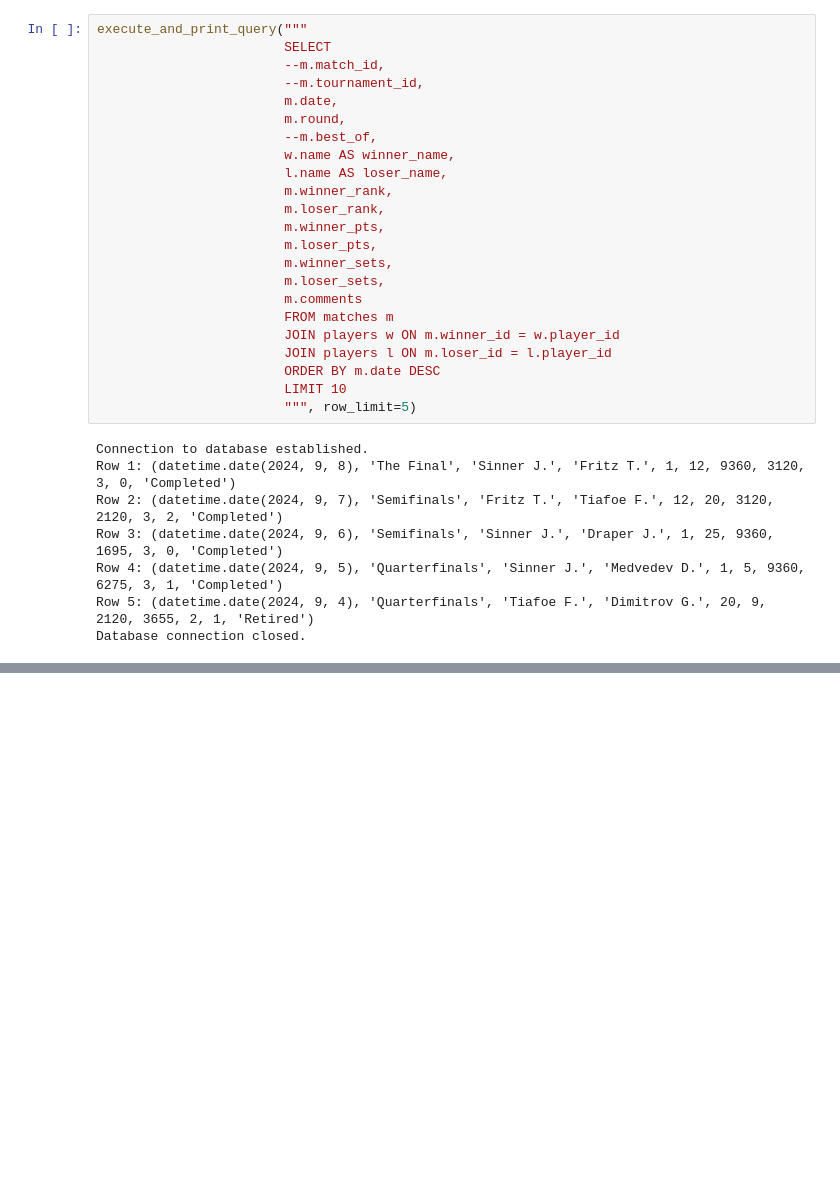
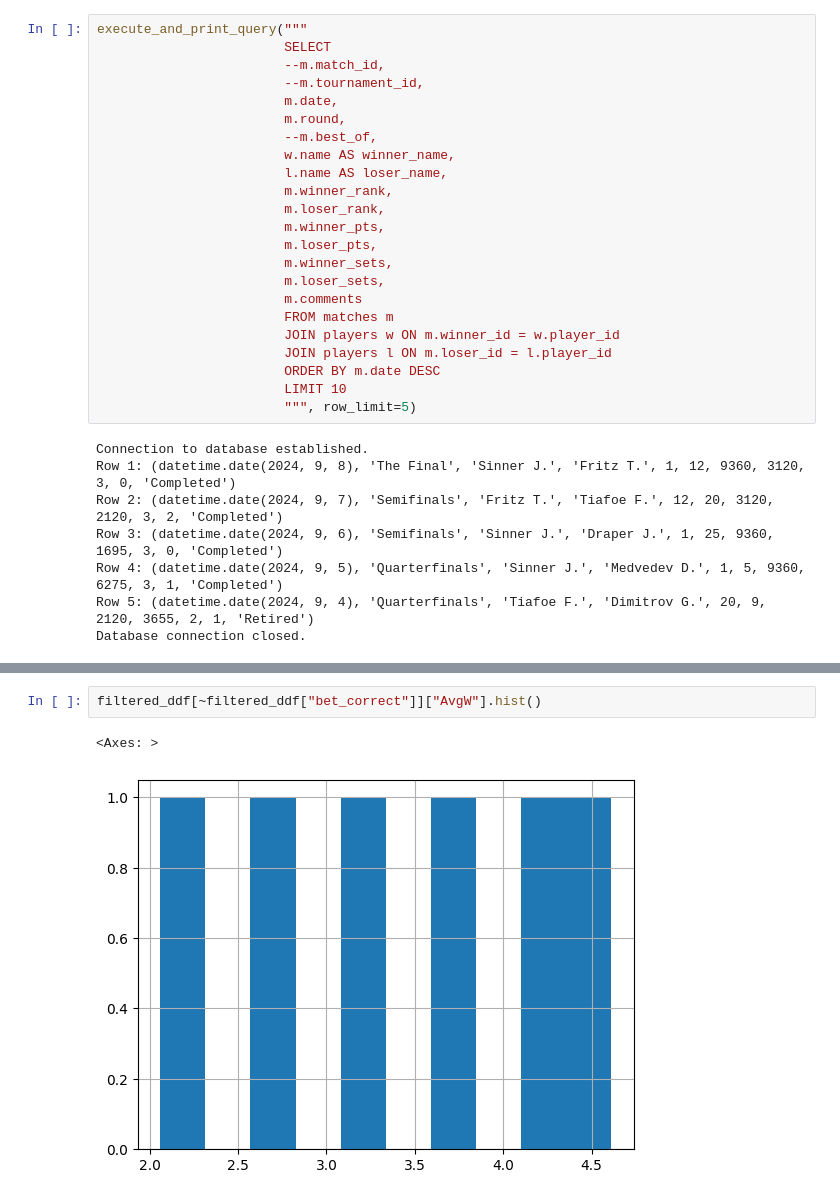
Before and after one commit to zediogocastro/smart-tennis-bet, a Jupyter notebook: simple_analytics.ipynb, the cells around one changed output, grey strips where cells are left out. Saved outputs shown, nothing was run; the diff lists cells and outputs as text; blank space fills up the shorter version.

```diff
--- a/simple_analytics.ipynb
+++ b/simple_analytics.ipynb
@@ -115,0 +181,5 @@ Database connection closed.
+# %%
+filtered_ddf[~filtered_ddf["bet_correct"]]["AvgW"].hist()
+# %% [output]
+<Axes: >
+[figure, added]
```
Also changed, not shown: parts of 12 cells of this notebook.
